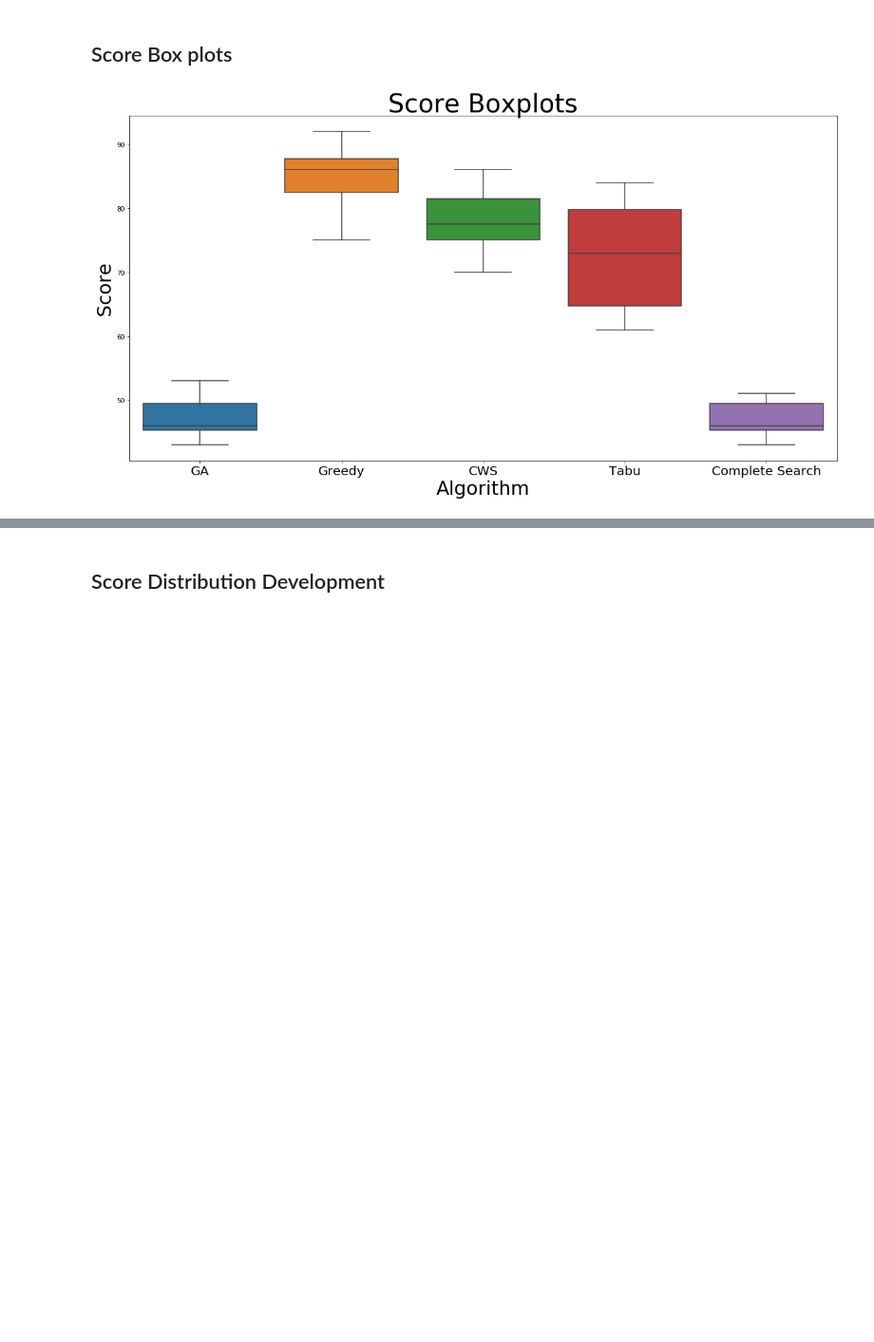
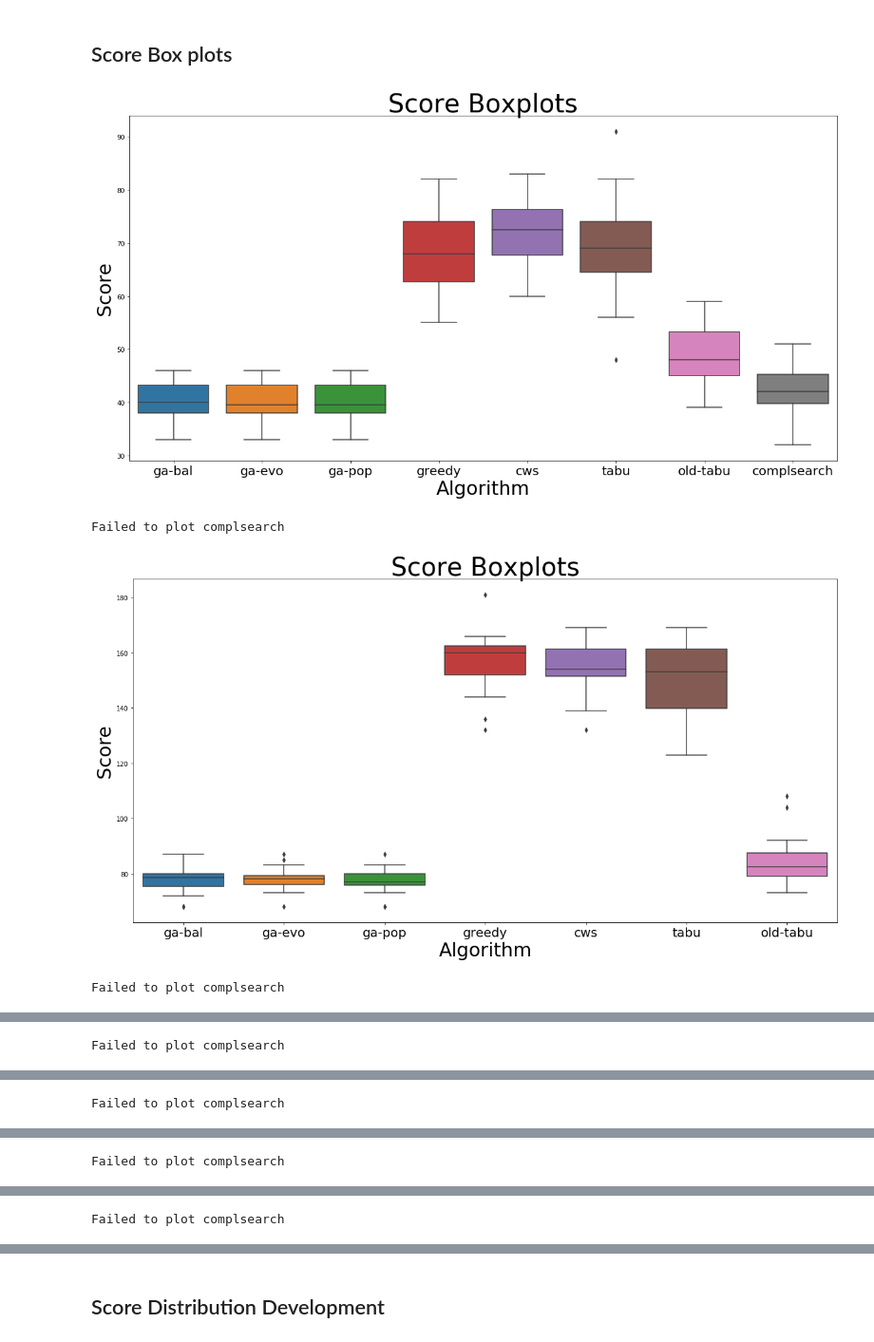
Before and after one commit to kex2019/warehouse_cpp, a Jupyter notebook: plots/DataExploration.ipynb, the cells around one changed output, grey strips where cells are left out. Shown at 95% size. Saved outputs shown, nothing was run; the diff lists cells and outputs as text; code cells hidden in the pictures; blank space fills up the shorter version.

```diff
--- a/plots/DataExploration.ipynb
+++ b/plots/DataExploration.ipynb
@@ -171,58 +117,34 @@ Score Box plots
 # %%
 names = ["box_XS", "box_S", "box_M", "box_L", "box_XL", "box_XXL", "box_XXXL"]
 for name, i in zip(names, range(len(available_groups))):
     fig, ax = plt.subplots(1, figsize=(20, 10))
 
     group = i
 
     names = []
     scores = []
+    for n, grp in grps.items():
+        try:
+            data = grp["G"].get_group(grp["g"][i])
+            names.append(n)
+            scores.append(data["scores"])
+        except Exception as e:
+            print("Failed to plot %s" % str(n))
 
-    try:
-        ga_data = ga_G.get_group(ga_groups[group])
-        names.append("GA")
-        scores.append(ga_data["scores"])
-    except Exception as e:
-        print("Failed to get GA %s" % str(e))
-
-    try:
-        greedy_data = greedy_G.get_group(greedy_groups[group])
-        names.append("Greedy")
-        scores.append(greedy_data["scores"])
-    except Exception as e:
-        print("Failed to get greedy %s" % str(e))
-
-    try:
-        cws_data = cws_G.get_group(cws_groups[group])
-        names.append("CWS")
-        scores.append(cws_data["scores"])
-    except Exception as e:
-        print("Failed to get cws %s" % (str(e)))
-
-    try:
-        tabu_data = tabu_G.get_group(tabu_groups[group])
-        names.append("Tabu")
-        scores.append(tabu_data["scores"])
-    except Exception as e:
-        print("Failed to get tabu %s" % str(e))
-
-    try:
-        compl_data = compl_G.get_group(compl_groups[group])
-        names.append("Complete Search")
-        scores.append(compl_data["scores"])
-    except Exception as e:
-        print("Failed to get Complete Search %s" % str(e))
 
     ax.set_title("Score Boxplots", fontsize=40)
     ax.set_ylabel("Score", fontsize=30)
     ax.set_xlabel("Algorithm", fontsize=30)
 
     sb.boxplot(x=names, y=scores)
     ax.set_xticklabels(names, fontsize=20)
 
 
     fig.savefig("outputs/%s.pdf" % name, bbox_inches='tight')
 
     plt.show()
 # %% [output]
-[figure, old version]
+[figure, new version]
+Failed to plot complsearch
+[figure, added]
+Failed to plot complsearch
@@ -228,0 +152 @@ for name, i in zip(names, range(len(available_groups))):
+Failed to plot complsearch
@@ -228,0 +154 @@ for name, i in zip(names, range(len(available_groups))):
+Failed to plot complsearch
@@ -228,0 +156 @@ for name, i in zip(names, range(len(available_groups))):
+Failed to plot complsearch
@@ -228,0 +158 @@ for name, i in zip(names, range(len(available_groups))):
+Failed to plot complsearch
```
Also changed, not shown: parts of 9 cells of this notebook, 17 other files.
